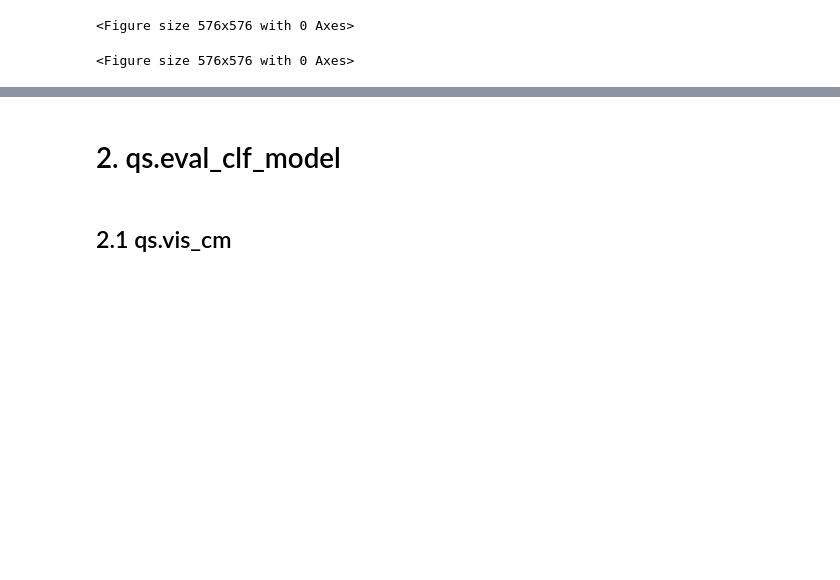
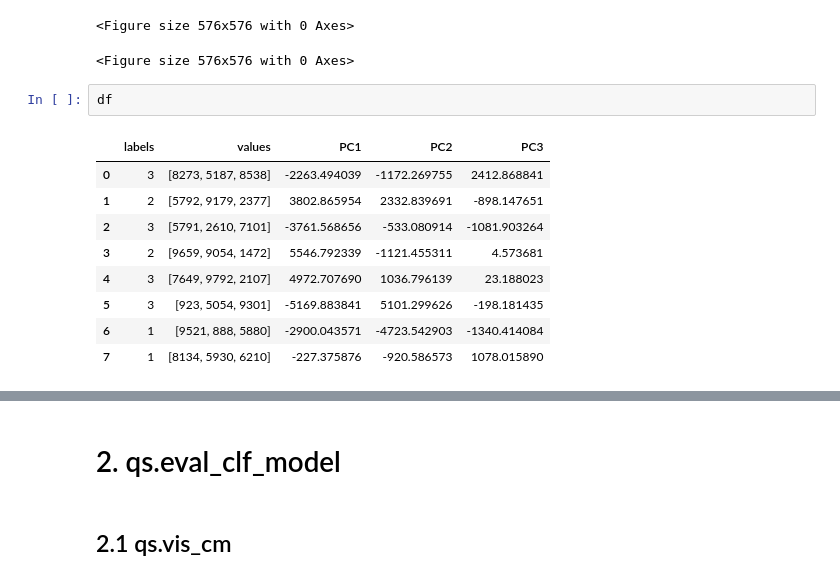
Before and after one commit to DSDanielPark/quick-show, a Jupyter notebook: tutorial/tutorial.ipynb, the cells around one changed output, grey strips where cells are left out. Drawn from its saved outputs; the diff is of its cells as text; blank space fills up the shorter version.

```diff
--- a/tutorial/tutorial.ipynb
+++ b/tutorial/tutorial.ipynb
@@ -97,3 +101,15 @@ Explained variation per PC(Principal Component): [0.47976006 0.32388612 0.196353
 [figure]
 <Figure size 576x576 with 0 Axes>
 <Figure size 576x576 with 0 Axes>
+# %%
+df
+# %% [output]
+|  | labels | values | PC1 | PC2 | PC3 |
+| 0 | 3 | [8273, 5187, 8538] | -2263.494039 | -1172.269755 | 2412.868841 |
+| 1 | 2 | [5792, 9179, 2377] | 3802.865954 | 2332.839691 | -898.147651 |
+| 2 | 3 | [5791, 2610, 7101] | -3761.568656 | -533.080914 | -1081.903264 |
+| 3 | 2 | [9659, 9054, 1472] | 5546.792339 | -1121.455311 | 4.573681 |
+| 4 | 3 | [7649, 9792, 2107] | 4972.707690 | 1036.796139 | 23.188023 |
+| 5 | 3 | [923, 5054, 9301] | -5169.883841 | 5101.299626 | -198.181435 |
+| 6 | 1 | [9521, 888, 5880] | -2900.043571 | -4723.542903 | -1340.414084 |
+| 7 | 1 | [8134, 5930, 6210] | -227.375876 | -920.586573 | 1078.015890 |
```
Also changed, not shown: parts of 9 cells of this notebook, 2 other files.
